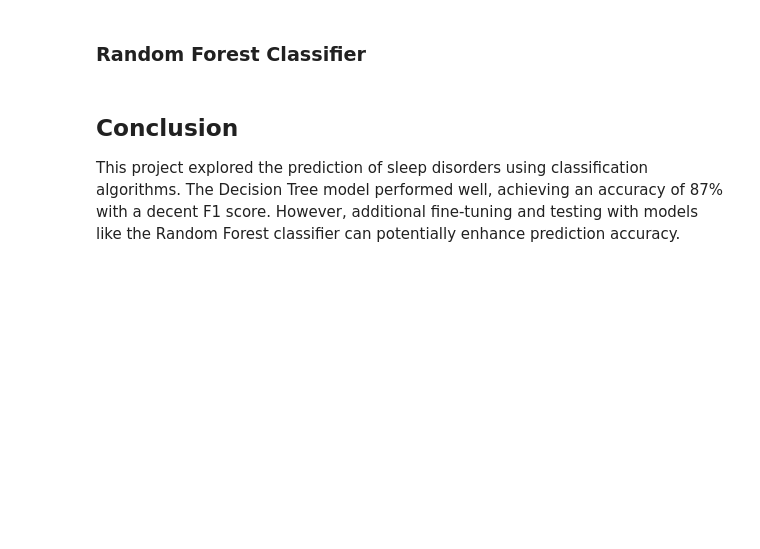
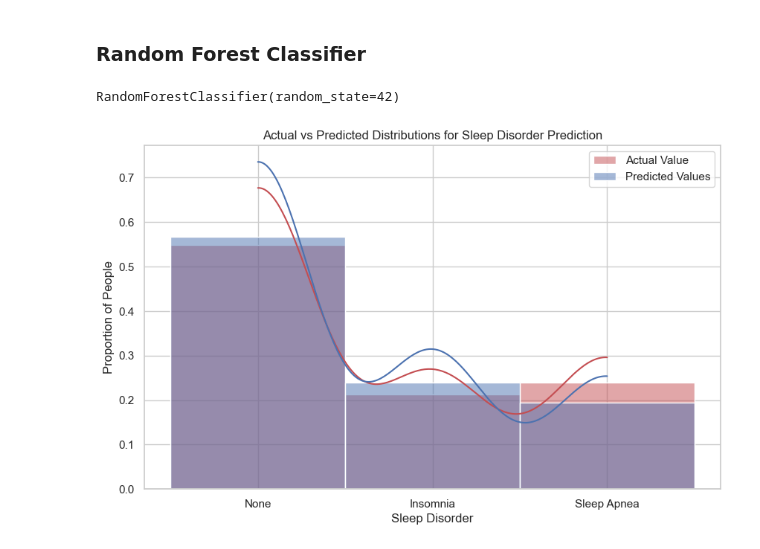
Before and after one commit to sareeyali/insomniacs, a Jupyter notebook: SleepDataAnalysis.ipynb, the cells around one changed output. Saved outputs shown, nothing was run; the diff lists cells and outputs as text; code cells hidden in the pictures; blank space fills up the shorter version.

```diff
--- a/SleepDataAnalysis.ipynb
+++ b/SleepDataAnalysis.ipynb
@@ -48,8 +0,0 @@ df.drop('Blood Pressure', axis=1, inplace=True)
-# %%
-# formatting graphs
-sns.set(style="whitegrid")
-%matplotlib inline
-# %%
-# splitting dataset into training and testing sets
-from sklearn.model_selection import train_test_split
-X_train, X_test, y_train, y_test = train_test_split(df.drop('Sleep Disorder', axis=1), df['Sleep Disorder'], test_size=0.3, random_state=42)
@@ -68,6 +0,0 @@ dtree
-# %%
-# Training the model with training dataset
-dtree.fit(X_train, y_train)
-
-# Training accuracy
-print("Training Accuracy:", dtree.score(X_train, y_train))
@@ -116,7 +9,27 @@ rfc = RandomForestClassifier(n_estimators=100, random_state=42)
 # %%
 # training the model with train dataset
 rfc.fit(X_train, y_train)
+# %% [output]
+RandomForestClassifier(random_state=42)
-# %% [markdown]
-## Conclusion
-
-This project explored the prediction of sleep disorders using classification algorithms. The Decision Tree model performed well, achieving an accuracy of 87% with a decent F1 score. However, additional fine-tuning and testing with models like the Random Forest classifier can potentially enhance prediction accuracy.
+# %%
+# Visualize how well model's predictions match actual values
+
+rf_pred = rfc.predict(X_test)
+plt.figure(figsize=(10,6))
+
+# Plot actual values with kde
+sns.histplot(y_test, color="r", kde=True, label="Actual Value", stat="density", common_norm=False)
+
+# Plot predicted values with kde
+sns.histplot(rf_pred, color="b", kde=True, label="Predicted Values", stat="density", common_norm=False)
+
+# Add title and labels
+plt.title('Actual vs Predicted Distributions for Sleep Disorder Prediction')
+plt.xlabel('Sleep Disorder')
+plt.ylabel('Proportion of People')
+
+# Show the legend
+plt.legend()
+plt.show()
+# %% [output]
+[figure, added]
```
Also changed, not shown: parts of 21 cells of this notebook, 1 other file.
